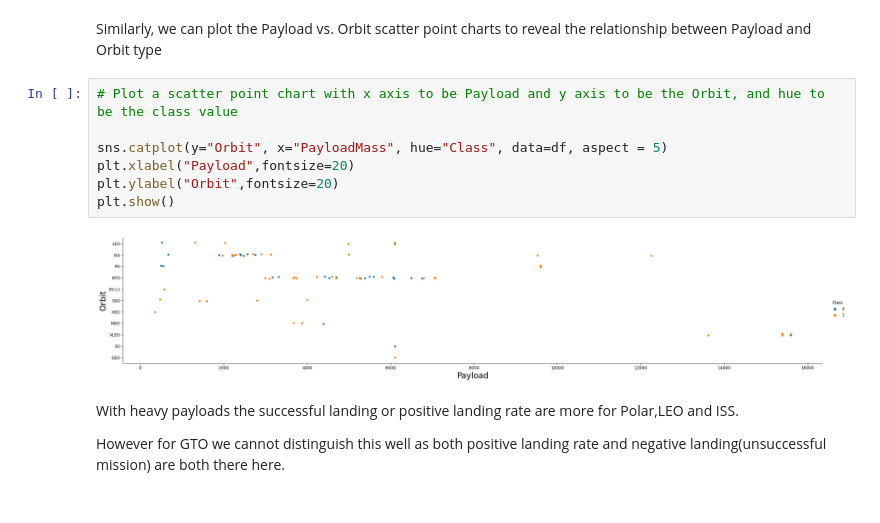
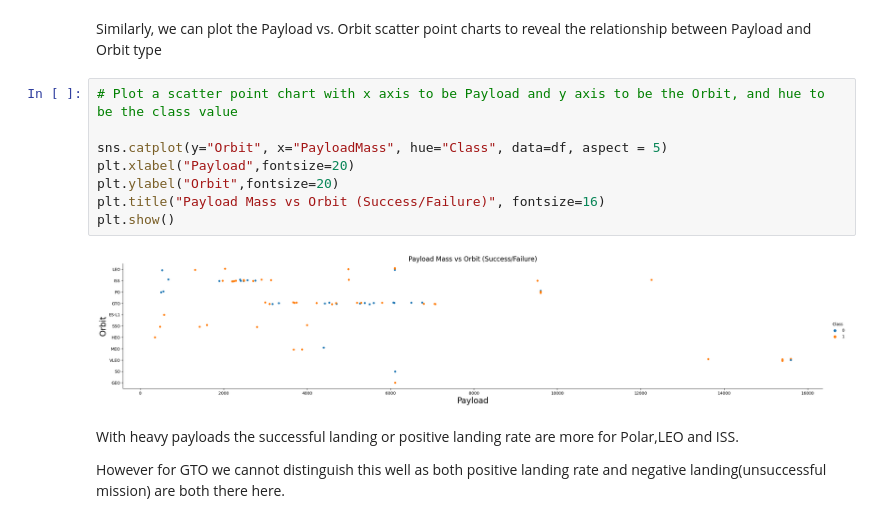
Before and after one commit to HadeelMous/testrepo, a Jupyter notebook: Project_5.ipynb, the cells around one changed output. Drawn from its saved outputs; the diff is of its cells as text.

```diff
--- a/Project_5.ipynb
+++ b/Project_5.ipynb
@@ -156,12 +158,13 @@ Similarly, we can plot the Payload vs. Orbit scatter point charts to reveal the
 # %%
 # Plot a scatter point chart with x axis to be Payload and y axis to be the Orbit, and hue to be the class value
 
 sns.catplot(y="Orbit", x="PayloadMass", hue="Class", data=df, aspect = 5)
 plt.xlabel("Payload",fontsize=20)
 plt.ylabel("Orbit",fontsize=20)
+plt.title("Payload Mass vs Orbit (Success/Failure)", fontsize=16)
 plt.show()
 # %% [output]
-[figure, old version]
+[figure, new version]
 # %% [markdown]
 With heavy payloads the successful landing or positive landing rate are more for Polar,LEO and ISS.
 
```
Also changed, not shown: parts of 8 cells of this notebook, 4 other files.
